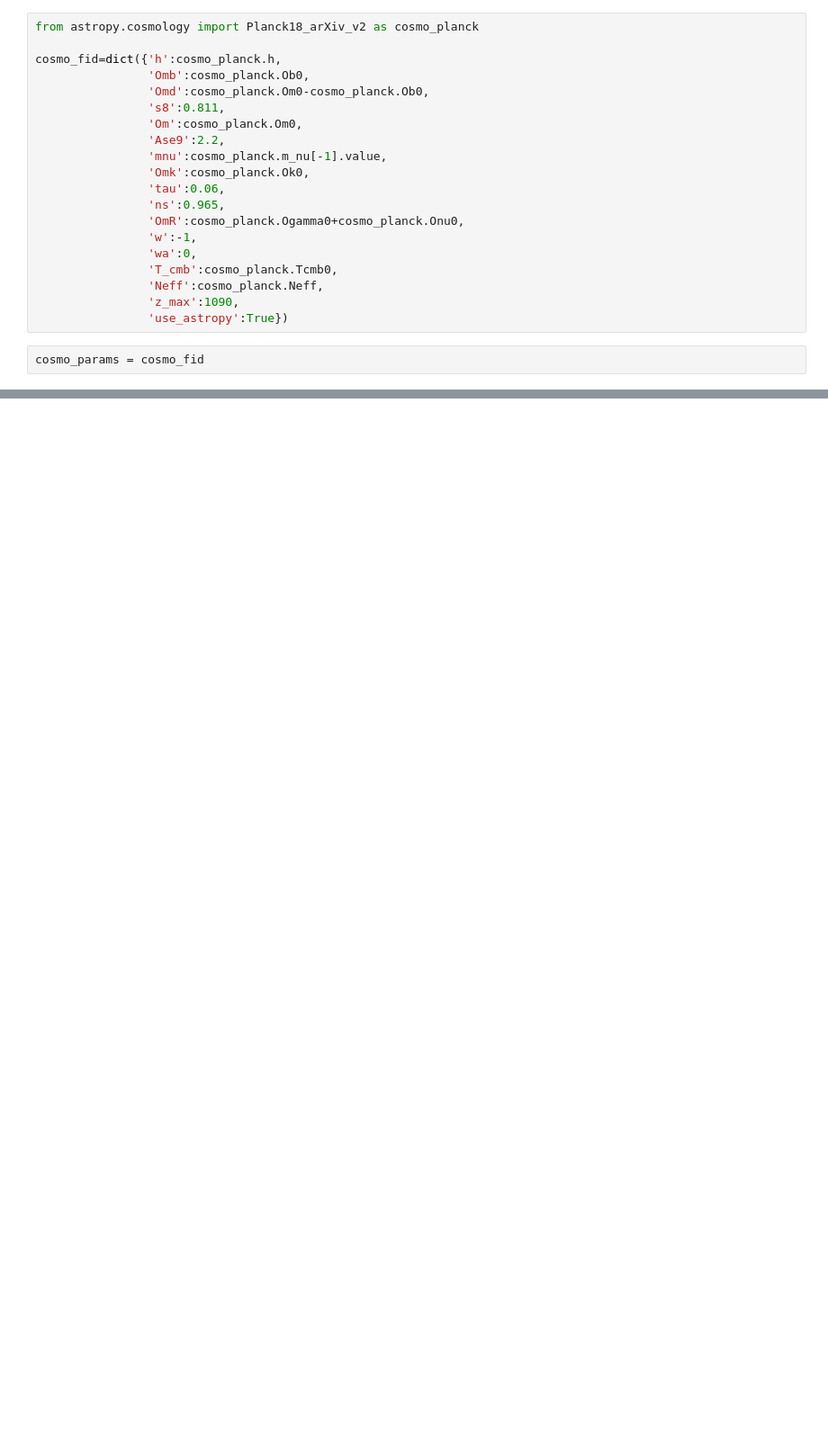
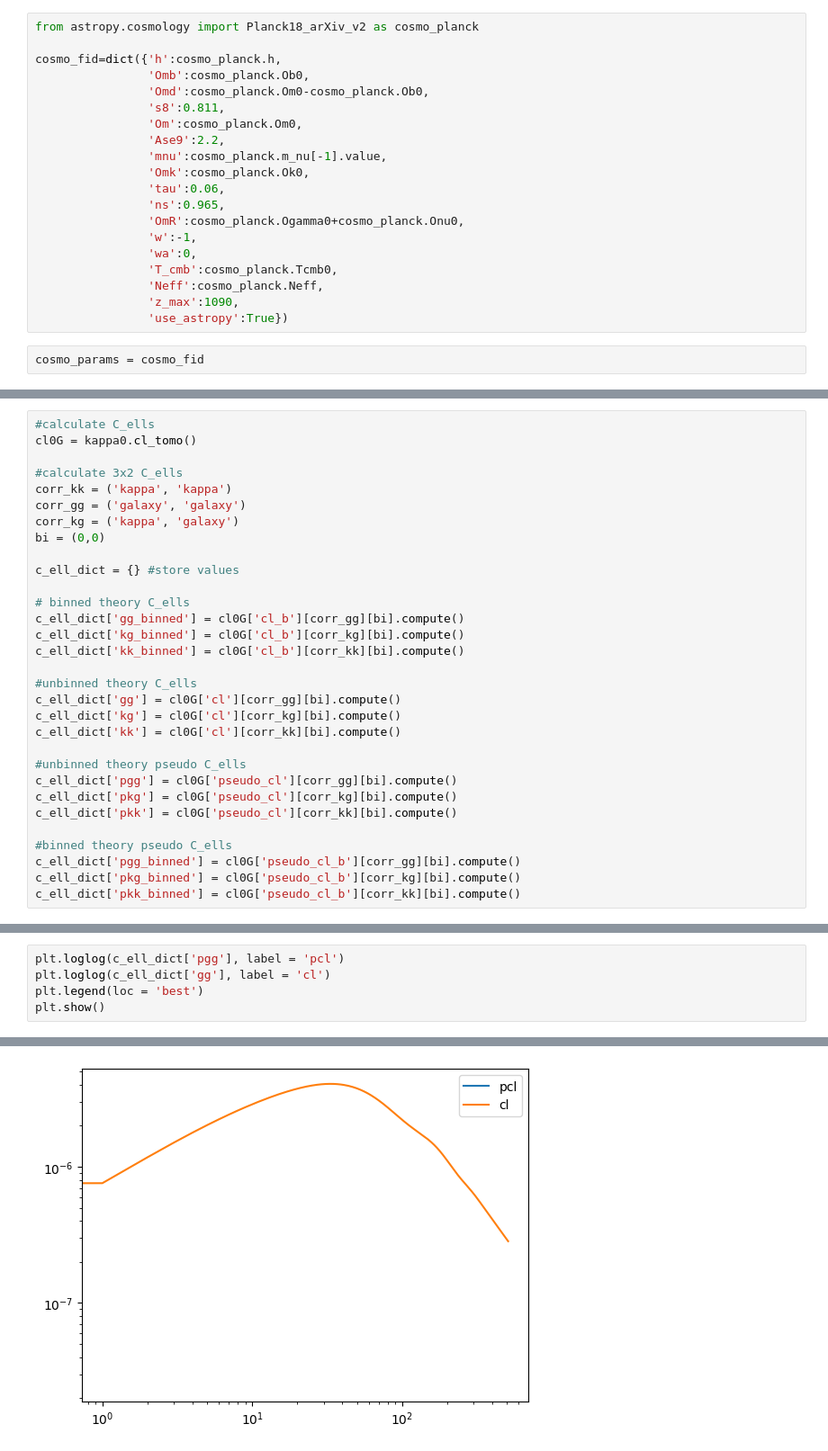
Before and after one commit to tanveerkarim/lselgsXplanck, a Jupyter notebook: notebooks/scratch.ipynb, the cells around one changed output, grey strips where cells are left out. Shown at 90% size. Drawn from its saved outputs; the diff is of its cells as text; blank space fills up the shorter version.

```diff
--- a/notebooks/scratch.ipynb
+++ b/notebooks/scratch.ipynb
@@ -235,0 +394,31 @@ tmpcosmo = skylens.cosmology(cosmo_params=cosmo_params)
+# %%
+#calculate C_ells
+cl0G = kappa0.cl_tomo()
+
+#calculate 3x2 C_ells
+corr_kk = ('kappa', 'kappa')
+corr_gg = ('galaxy', 'galaxy')
+corr_kg = ('kappa', 'galaxy')
+bi = (0,0)
+
+c_ell_dict = {} #store values
+
+# binned theory C_ells
+c_ell_dict['gg_binned'] = cl0G['cl_b'][corr_gg][bi].compute()
+c_ell_dict['kg_binned'] = cl0G['cl_b'][corr_kg][bi].compute()
+c_ell_dict['kk_binned'] = cl0G['cl_b'][corr_kk][bi].compute()
+
+#unbinned theory C_ells
+c_ell_dict['gg'] = cl0G['cl'][corr_gg][bi].compute()
+c_ell_dict['kg'] = cl0G['cl'][corr_kg][bi].compute()
+c_ell_dict['kk'] = cl0G['cl'][corr_kk][bi].compute()
+
+#unbinned theory pseudo C_ells
+c_ell_dict['pgg'] = cl0G['pseudo_cl'][corr_gg][bi].compute()
+c_ell_dict['pkg'] = cl0G['pseudo_cl'][corr_kg][bi].compute()
+c_ell_dict['pkk'] = cl0G['pseudo_cl'][corr_kk][bi].compute()
+
+#binned theory pseudo C_ells
+c_ell_dict['pgg_binned'] = cl0G['pseudo_cl_b'][corr_gg][bi].compute()
+c_ell_dict['pkg_binned'] = cl0G['pseudo_cl_b'][corr_kg][bi].compute()
+c_ell_dict['pkk_binned'] = cl0G['pseudo_cl_b'][corr_kk][bi].compute()
@@ -235,0 +446,6 @@ tmpcosmo = skylens.cosmology(cosmo_params=cosmo_params)
+# %%
+plt.loglog(c_ell_dict['pgg'], label = 'pcl')
+plt.loglog(c_ell_dict['gg'], label = 'cl')
+plt.legend(loc = 'best')
+plt.show()
+# %% [output]
@@ -235,0 +469 @@ tmpcosmo = skylens.cosmology(cosmo_params=cosmo_params)
+[figure, added]
```
Also changed, not shown: parts of 33 cells of this notebook, 2 other files.
